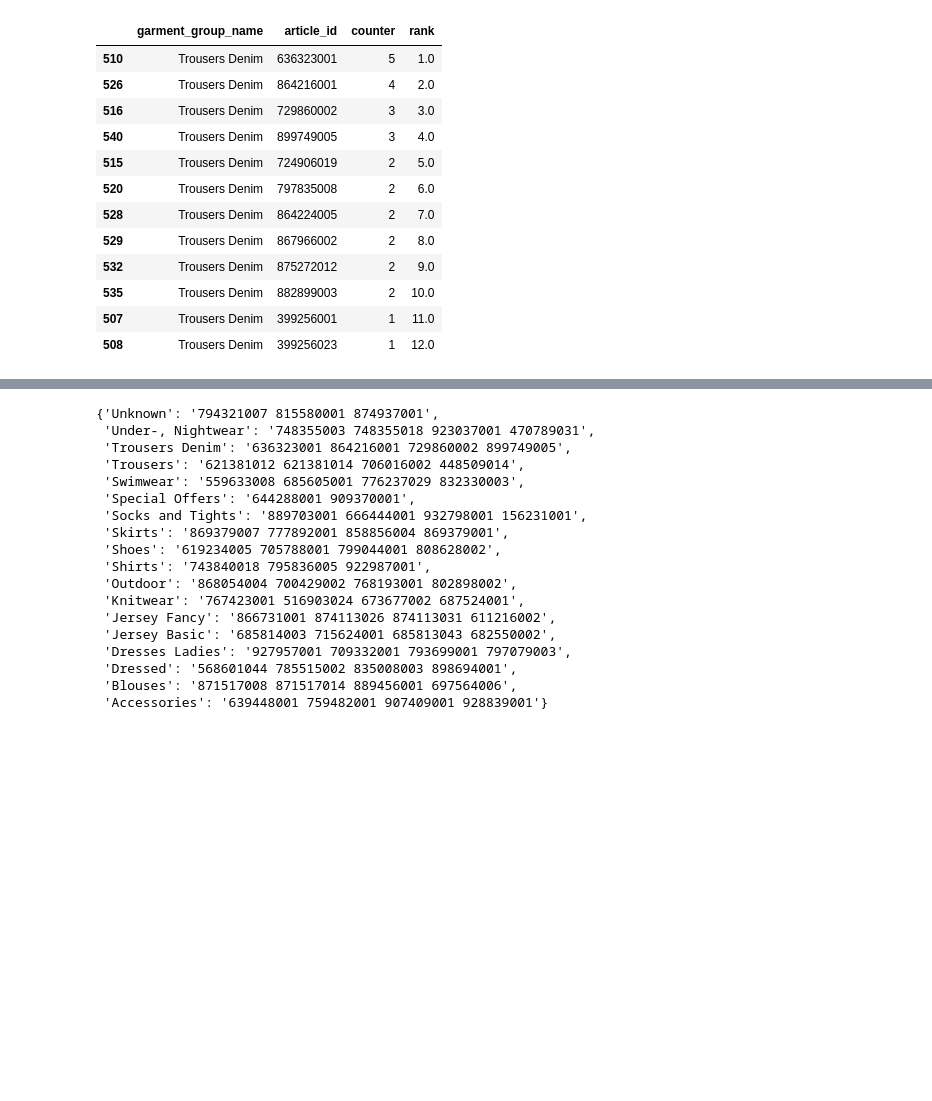
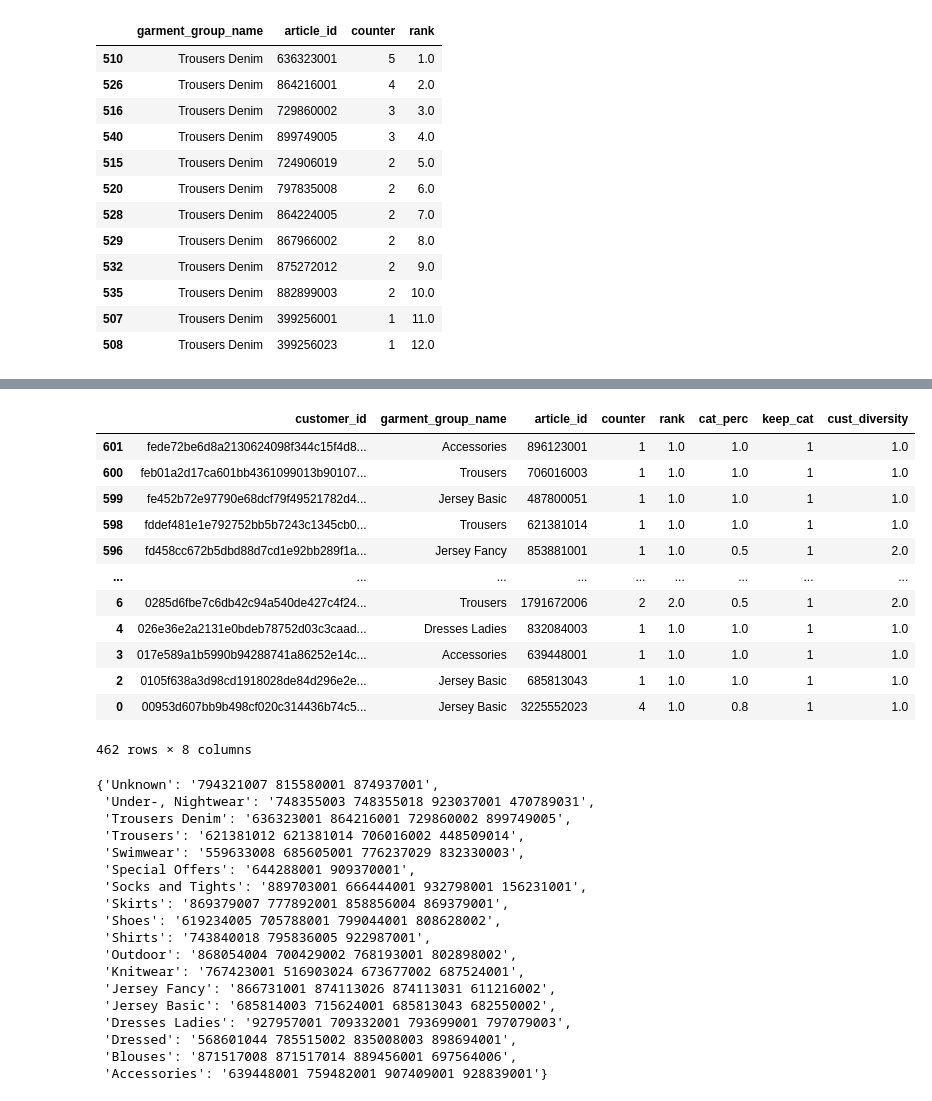
Before and after one commit to NaceurJed/celfernandes, a Jupyter notebook: notebooks/vscode_to_jn.ipynb, the cells around one changed output, grey strips where cells are left out. Saved outputs shown, nothing was run; the diff lists cells and outputs as text; code cells hidden in the pictures; blank space fills up the shorter version.

```diff
--- a/notebooks/vscode_to_jn.ipynb
+++ b/notebooks/vscode_to_jn.ipynb
@@ -609,3 +574,19 @@ See the caveats in the documentation: https://pandas.pydata.org/pandas-docs/stab
+# %%
+cust_max_cats_filtered
+# %% [output]
+|  | customer_id | garment_group_name | article_id | counter | rank | cat_perc | keep_cat | cust_diversity |
+| 601 | fede72be6d8a2130624098f344c15f4d8... | Accessories | 896123001 | 1 | 1.0 | 1.0 | 1 | 1.0 |
+| 600 | feb01a2d17ca601bb4361099013b90107... | Trousers | 706016003 | 1 | 1.0 | 1.0 | 1 | 1.0 |
+| 599 | fe452b72e97790e68dcf79f49521782d4... | Jersey Basic | 487800051 | 1 | 1.0 | 1.0 | 1 | 1.0 |
+| 598 | fddef481e1e792752bb5b7243c1345cb0... | Trousers | 621381014 | 1 | 1.0 | 1.0 | 1 | 1.0 |
+| 596 | fd458cc672b5dbd88d7cd1e92bb289f1a... | Jersey Fancy | 853881001 | 1 | 1.0 | 0.5 | 1 | 2.0 |
+| ... | ... | ... | ... | ... | ... | ... | ... | ... |
+| 6 | 0285d6fbe7c6db42c94a540de427c4f24... | Trousers | 1791672006 | 2 | 2.0 | 0.5 | 1 | 2.0 |
+| 4 | 026e36e2a2131e0bdeb78752d03c3caad... | Dresses Ladies | 832084003 | 1 | 1.0 | 1.0 | 1 | 1.0 |
+| 3 | 017e589a1b5990b94288741a86252e14c... | Accessories | 639448001 | 1 | 1.0 | 1.0 | 1 | 1.0 |
+| 2 | 0105f638a3d98cd1918028de84d296e2e... | Jersey Basic | 685813043 | 1 | 1.0 | 1.0 | 1 | 1.0 |
+| 0 | 00953d607bb9b498cf020c314436b74c5... | Jersey Basic | 3225552023 | 4 | 1.0 | 0.8 | 1 | 1.0 |
+462 rows × 8 columns
 # %%
  dict_cat_articles
 # %% [output]
```
Also changed, not shown: parts of 12 cells of this notebook.
